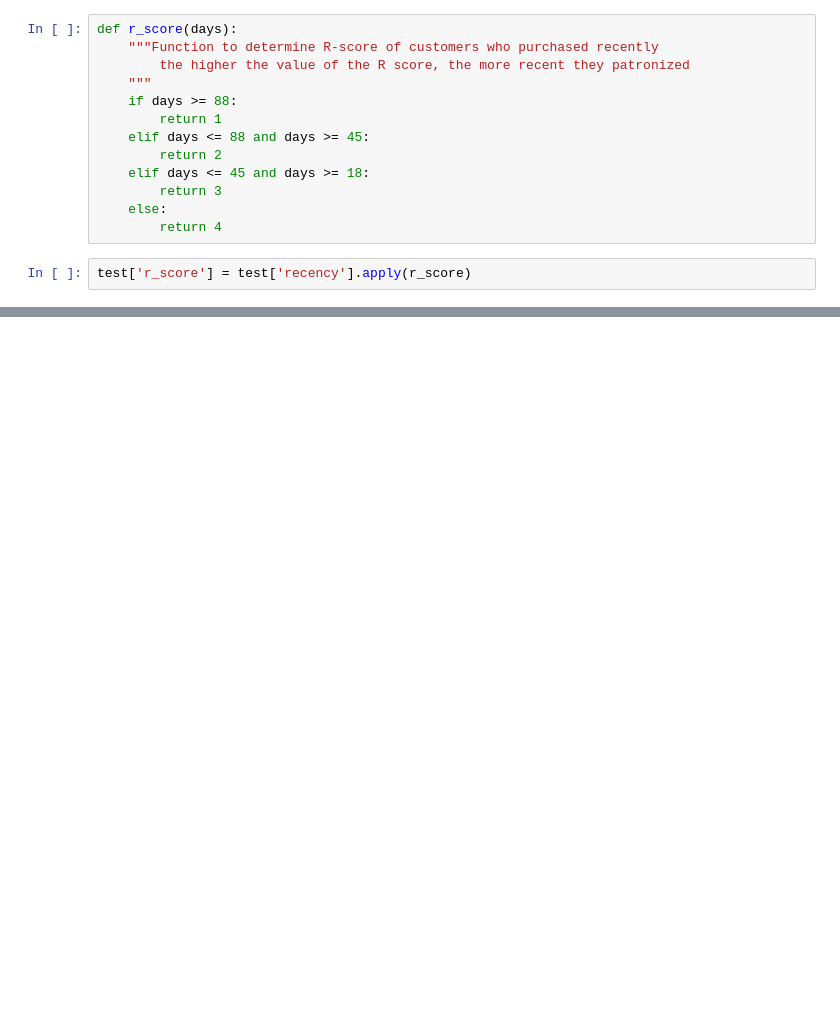
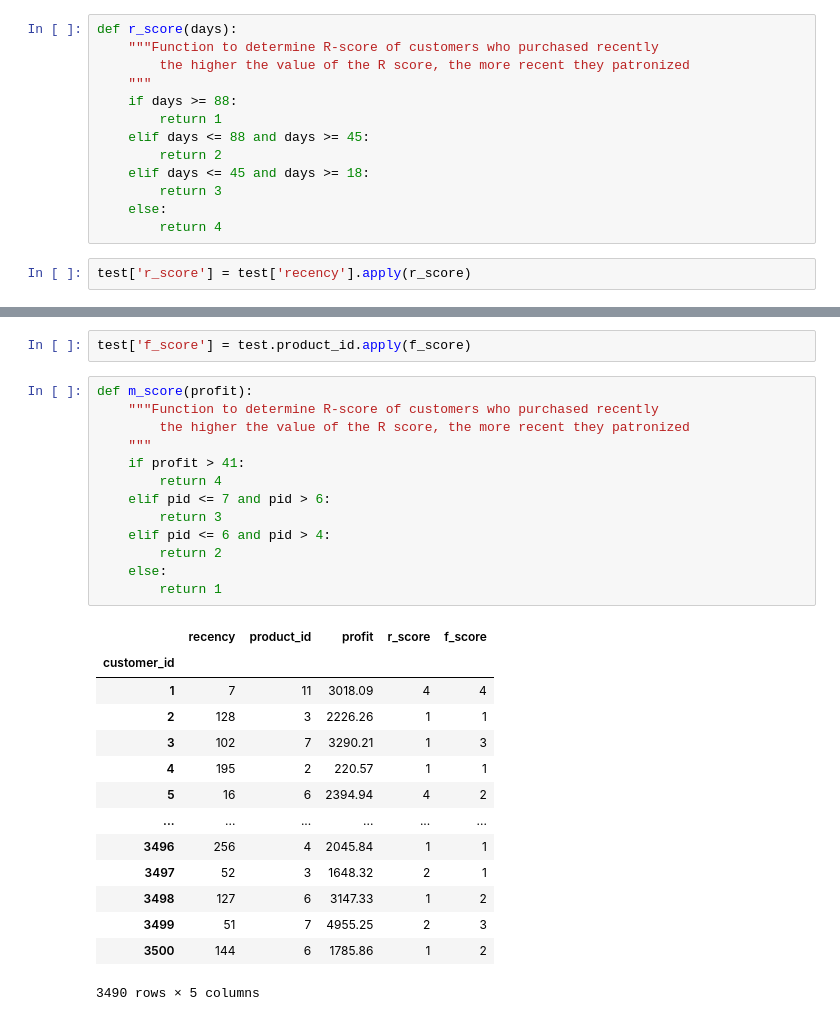
Before and after one commit to victordanok/KPMG-Forage-Internship, a Jupyter notebook: KPMG Module 1.ipynb, the cells around one changed output, grey strips where cells are left out. Saved outputs shown, nothing was run; the diff lists cells and outputs as text; blank space fills up the shorter version.

```diff
--- a/KPMG Module 1.ipynb
+++ b/KPMG Module 1.ipynb
@@ -591,0 +674,30 @@ test['r_score'] = test['recency'].apply(r_score)
+# %%
+test['f_score'] = test.product_id.apply(f_score)
+# %%
+def m_score(profit):
+    """Function to determine R-score of customers who purchased recently
+        the higher the value of the R score, the more recent they patronized
+    """
+    if profit > 41:
+        return 4
+    elif pid <= 7 and pid > 6:
+        return 3
+    elif pid <= 6 and pid > 4:
+        return 2
+    else:
+        return 1
+# %% [output]
+|  | recency | product_id | profit | r_score | f_score |
+| customer_id |  |  |  |  |  |
+| 1 | 7 | 11 | 3018.09 | 4 | 4 |
+| 2 | 128 | 3 | 2226.26 | 1 | 1 |
+| 3 | 102 | 7 | 3290.21 | 1 | 3 |
+| 4 | 195 | 2 | 220.57 | 1 | 1 |
+| 5 | 16 | 6 | 2394.94 | 4 | 2 |
+| ... | ... | ... | ... | ... | ... |
+| 3496 | 256 | 4 | 2045.84 | 1 | 1 |
+| 3497 | 52 | 3 | 1648.32 | 2 | 1 |
+| 3498 | 127 | 6 | 3147.33 | 1 | 2 |
+| 3499 | 51 | 7 | 4955.25 | 2 | 3 |
+| 3500 | 144 | 6 | 1785.86 | 1 | 2 |
+3490 rows × 5 columns
```
Also changed, not shown: parts of 16 cells of this notebook.
